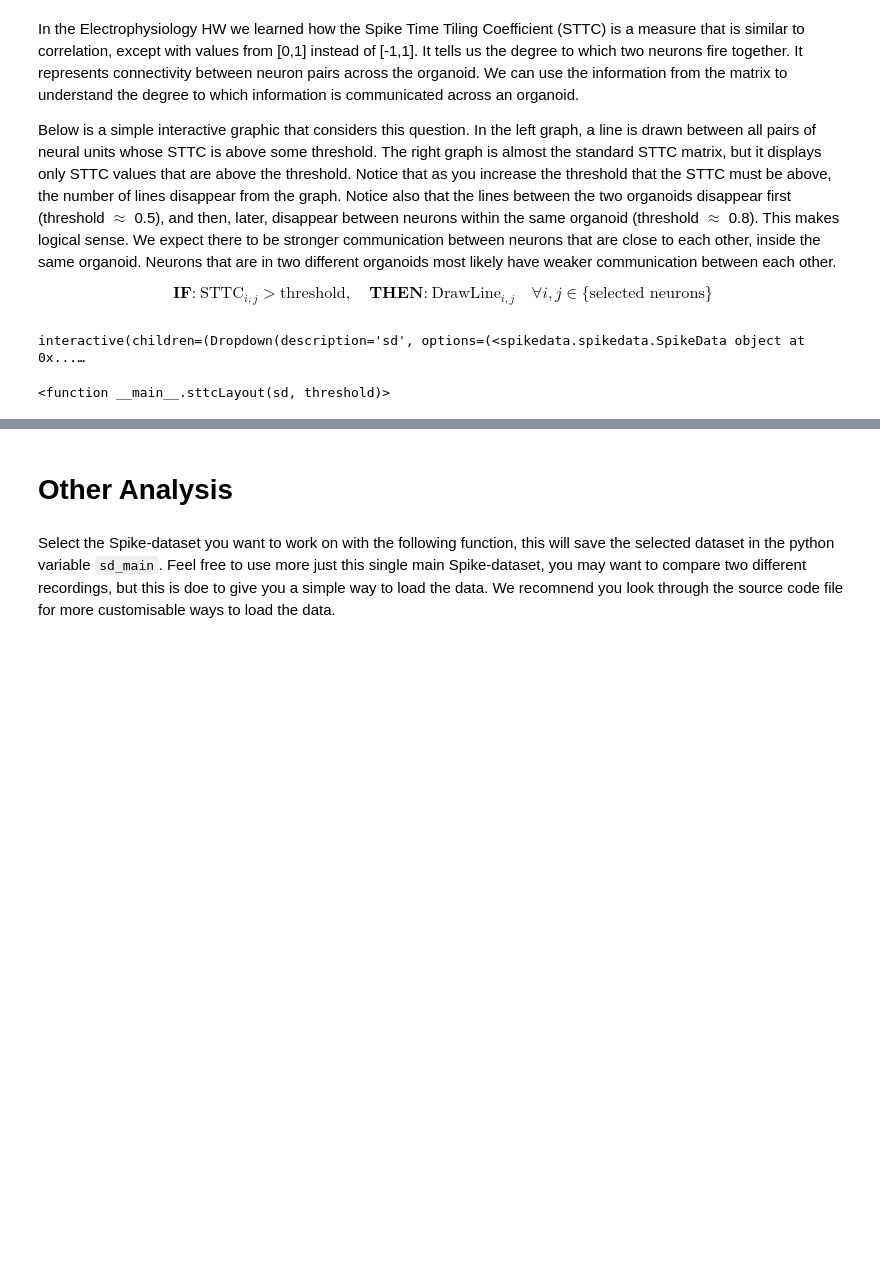
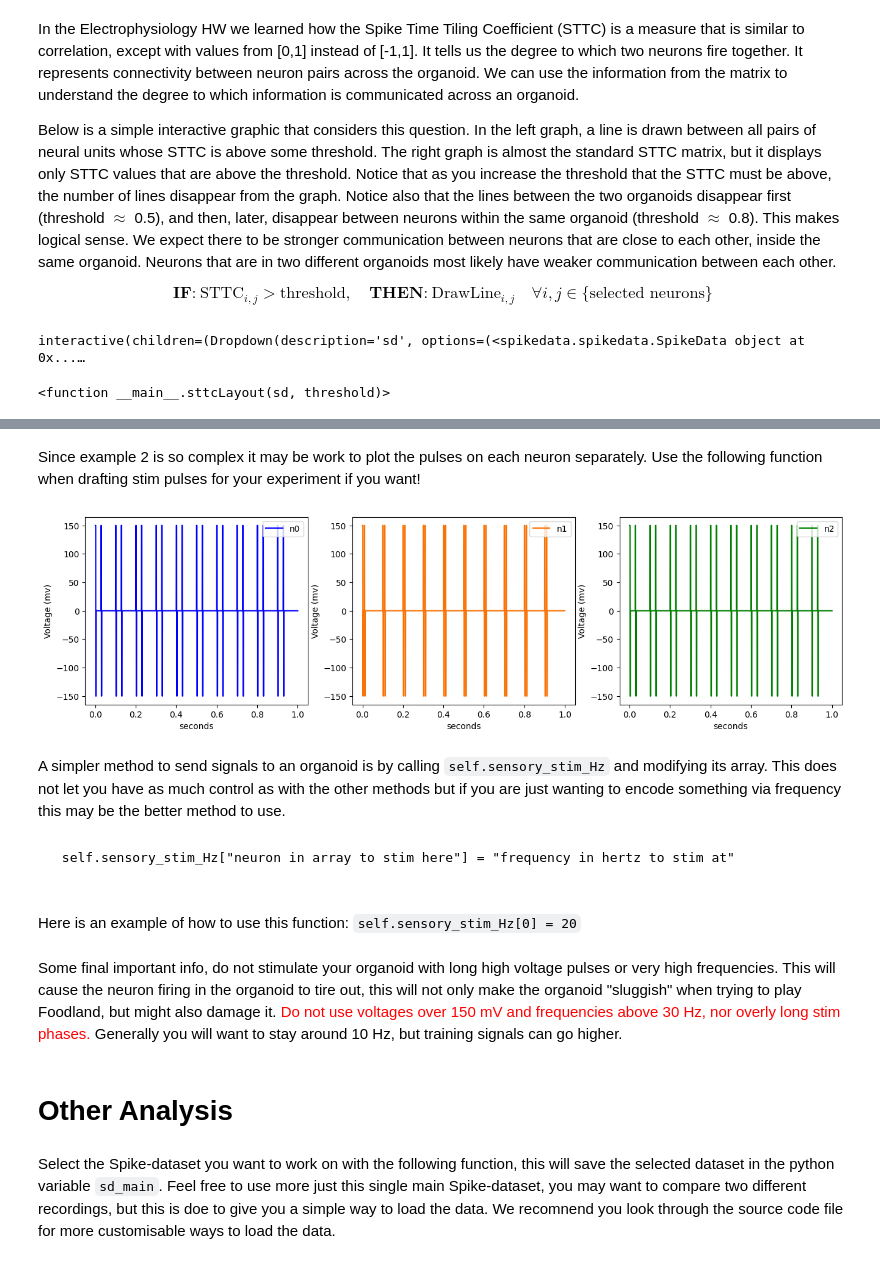
Before and after one commit to Braingeneers-Education/WetAI-Final-Project-Spring-2025, a Jupyter notebook: cartpole_analysis.ipynb, the cells around one changed output, grey strips where cells are left out. Drawn from its saved outputs; the diff is of its cells as text; code cells hidden in the pictures; blank space fills up the shorter version.

```diff
--- a/cartpole_analysis.ipynb
+++ b/cartpole_analysis.ipynb
@@ -123,3 +230,17 @@ interactive(children=(Dropdown(description='sd', options=(<spikedata.spikedata.S
+# %% [markdown]
+Since example 2 is so complex it may be work to plot the pulses on each neuron separately. Use the following function when drafting stim pulses for your experiment if you want!
+# %%
+plotIndividualPatterns(signal2,t2)
+# %% [output]
+[figure, added]
+# %% [markdown]
+A simpler method to send signals to an organoid is by calling `self.sensory_stim_Hz` and modifying its array. This does not let you have as much control as with the other methods but if you are just wanting to encode something via frequency this may be the better method to use.
+# %% [markdown]
+<pre> self.sensory_stim_Hz["neuron in array to stim here"] = "frequency in hertz to stim at"
+# %% [markdown]
+Here is an example of how to use this function: `self.sensory_stim_Hz[0] = 20`
+# %% [markdown]
+Some final important info, do not stimulate your organoid with long high voltage pulses or very high frequencies. This will cause the neuron firing in the organoid to tire out, this will not only make the organoid "sluggish" when trying to play Foodland, but might also damage it. <font color="red"> Do not use voltages over 150 mV and frequencies above 30 Hz, nor overly long stim phases.</font> Generally you will want to stay around 10 Hz, but training signals can go higher.
 # %% [markdown]
 # Other Analysis
 # %% [markdown]
```
Also changed, not shown: parts of 26 cells of this notebook, 2 other files.
